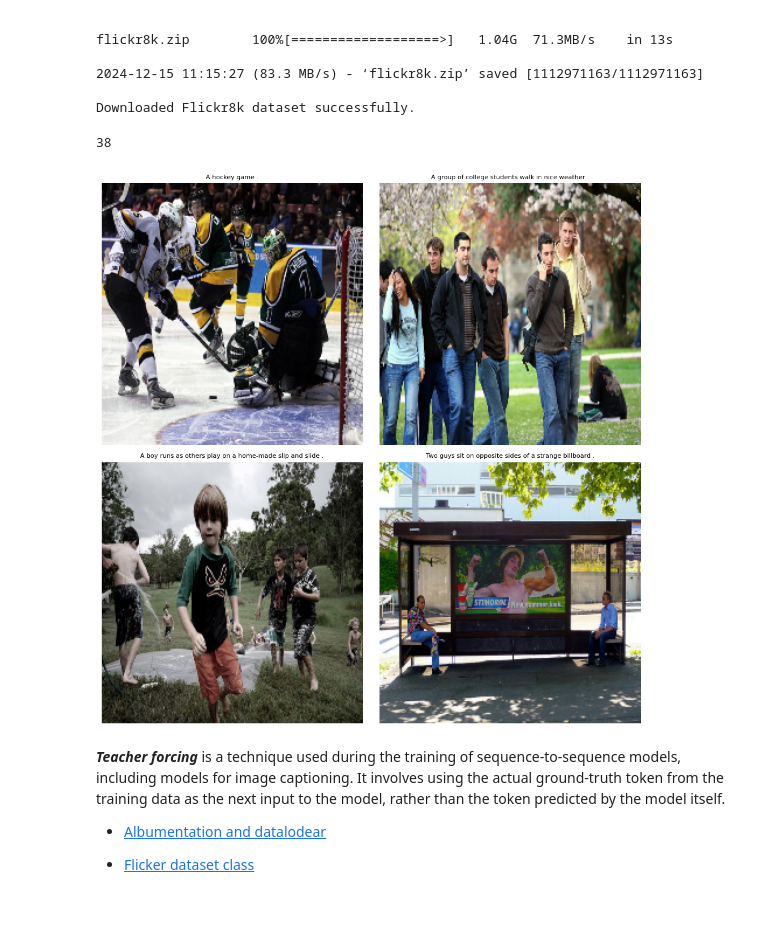
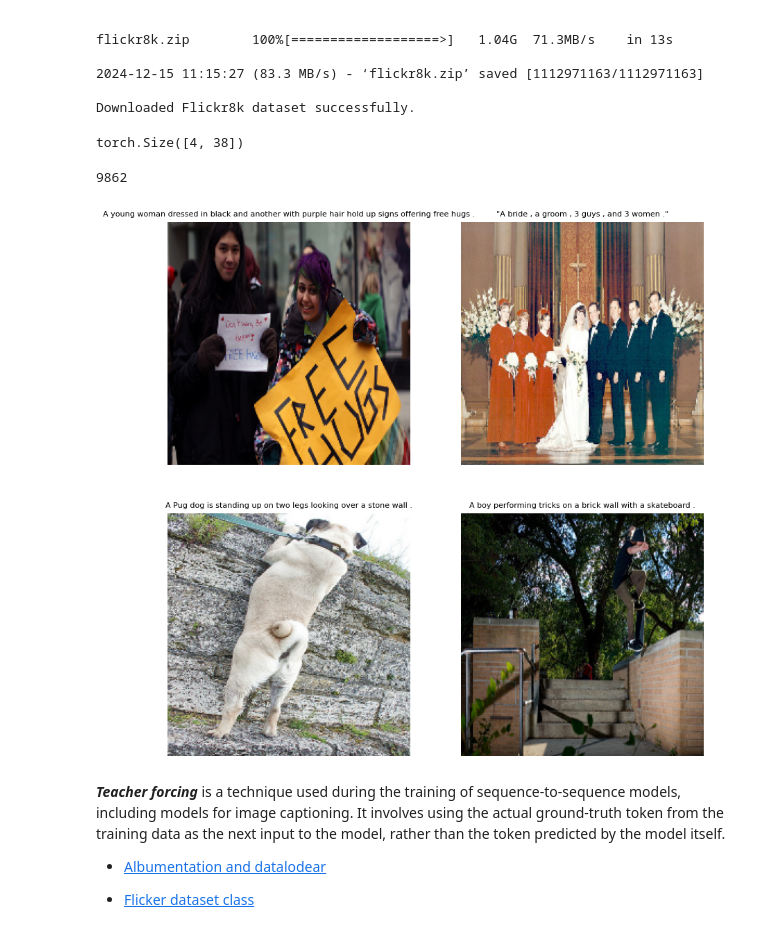
Before and after one commit to mahdisabetkish/Vision2Words, a Jupyter notebook: Flicker8k.ipynb, the cells around one changed output. Drawn from its saved outputs; the diff is of its cells as text; code cells hidden in the pictures.

```diff
--- a/Flicker8k.ipynb
+++ b/Flicker8k.ipynb
@@ -102,32 +102,39 @@ class Flicker8KDataset(Dataset):
 def Flicker8k_collate_fn(batch, max_token_len):
     """
     Custom collate function to handle variable-length captions and tokens.
-    Pads captions and tokens to the same length (max_token_len).
+    Pads captions and tokens to the same length (max_token_len) and aligns all
+    samples to have the same number of captions.
     """
     images = []
     captions = []
     tokens = []
     ids = []
 
+    max_caption_count = max(len(token) for _, _, token, _ in batch)  # Max captions per sample
+
     for image, caption, token, image_id in batch:
         images.append(image)
         captions.append(caption)
-        tokens.append(token)
+
+        # Pad captions within a sample
+        padded_captions = [
+            t + [0] * (max_token_len - len(t))  # Pad each caption
+            for t in token
+        ]
+
+        # Add fully padded captions if the sample has fewer captions
+        while len(padded_captions) < max_caption_count:
+            padded_captions.append([0] * max_token_len)
+
+        tokens.append(torch.tensor(padded_captions))  # Convert to tensor
         ids.append(image_id)
 
-    # Stack images into a single tensor
-    images = torch.stack(images)
+    # Stack images and tokens
+    images = torch.stack(images)  # Stack images into a single tensor
+    tokens = torch.stack(tokens)  # Stack tokens into a single tensor
 
-    # Pad tokens to max_token_len for all tokens across all batches
-    padded_tokens = []
-    for ts in tokens:
-        padded_captions = [t + [0] * (max_token_len - len(t)) for t in ts]
-        padded_tokens.append(torch.tensor(padded_captions))
+    return images, captions, tokens, ids
 
-    # Stack all tokens into a batch tensor
-    padded_tokens = torch.stack(padded_tokens)
-
-    return images, captions, padded_tokens, ids
 
 
 # Initialize Dataset
@@ -143,23 +150,31 @@ loader_flicker = DataLoader(my_data, batch_size=batch_size, shuffle=True,
 
 # Testing data loading
 images, caption, token, id = next(iter(loader_flicker))
+
+(type(token), len(token), len(token[1]), len(token[0][0]), token[1], token[1][1])
+token.shape
+token[:, 1, :]
+# %% [output]
+torch.Size([4, 38])
-# %%
-len(token[1][4])
-# %% [output]
-38
+# %%
+a = Flicker8KDataset(image_dir, caption_file)
+vocab = a.build_word_vocab()
+len(vocab)
+# %% [output]
+9862
 # %%
 import matplotlib.pyplot as plt
 plt.figure(figsize=(10, 10))
 for i in range(batch_size):
-    plt.subplot(2, 2, i + 1)  # Create a 2x2 grid of subplots
-    plt.imshow(images[i])    # Display the image
-    plt.title(caption[i][0], fontsize = 8)   # Add the corresponding caption
-    plt.axis('off')         # Turn off axis for cleaner display
+    plt.subplot(2, 2, i + 1)
+    plt.imshow(images[i])
+    plt.title(caption[i][0], fontsize = 8)
+    plt.axis('off')
 
-plt.tight_layout()
+# plt.tight_layout()
 plt.show()
 # %% [output]
-[figure, old version]
+[figure, new version]
 # %% [markdown]
 ***Teacher forcing*** is a technique used during the training of sequence-to-sequence models, including models for image captioning. It involves using the actual ground-truth token from the training data as the next input to the model, rather than the token predicted by the model itself.
 
```
Also changed, not shown: parts of 6 cells of this notebook.
